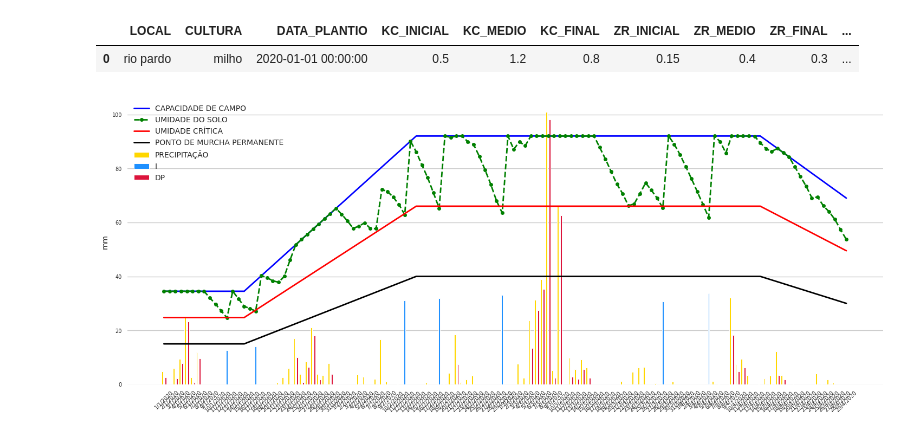
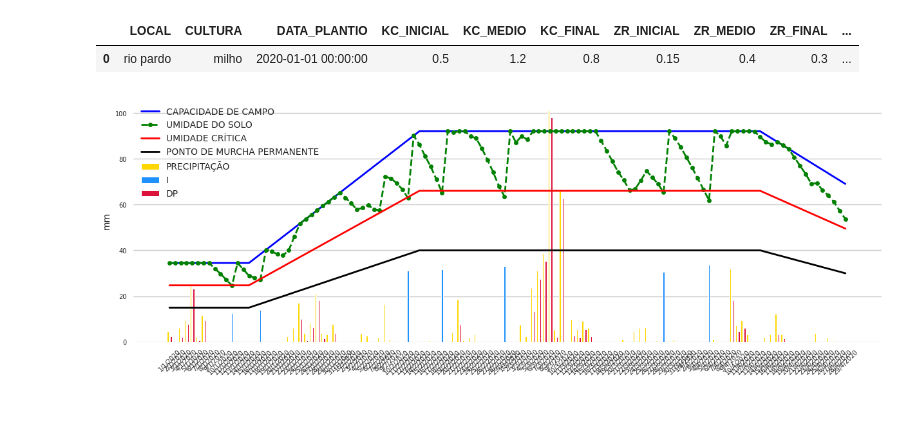
Before and after one commit to Hidrovales/Balanco_Hidrico, a Jupyter notebook: Exemplo_balanco.ipynb, the cells around one changed output. Drawn from its saved outputs; the diff is of its cells as text; code cells hidden in the pictures.

```diff
--- a/Exemplo_balanco.ipynb
+++ b/Exemplo_balanco.ipynb
@@ -94,6 +94,6 @@ df
 |  | LOCAL | CULTURA | DATA_PLANTIO | KC_INICIAL | KC_MEDIO | KC_FINAL | ZR_INICIAL | ZR_MEDIO | ZR_FINAL | ... |
 | 0 | rio pardo | milho | 2020-01-01 00:00:00 | 0.5 | 1.2 | 0.8 | 0.15 | 0.4 | 0.3 | ... |
 # %%
-Balanco_Hidrico.plot_balanco(df.loc[0],figsize=(18,7))
+Balanco_Hidrico.plot_balanco(df.loc[0],figsize=(15,5))
 # %% [output]
-[figure, old version]
+[figure, new version]
```
Also changed, not shown: parts of 2 cells of this notebook.
